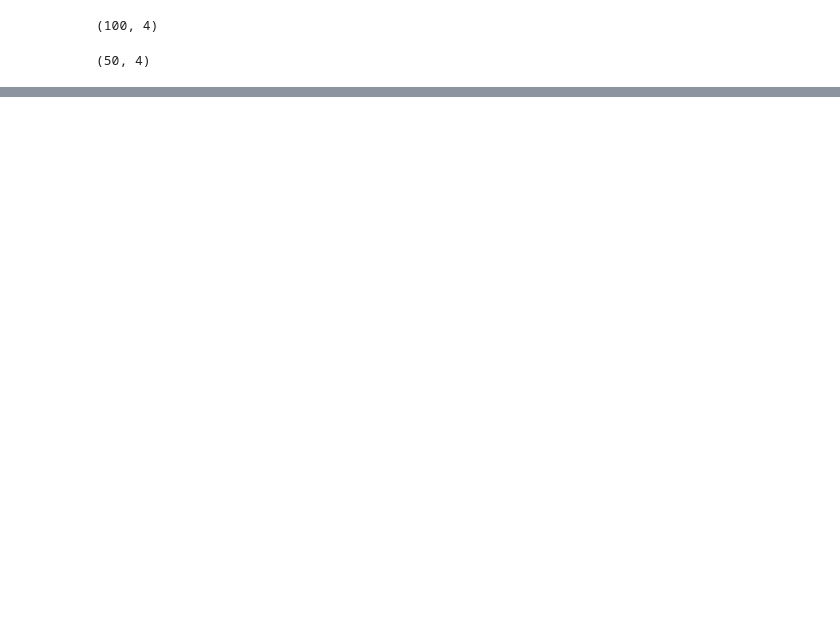
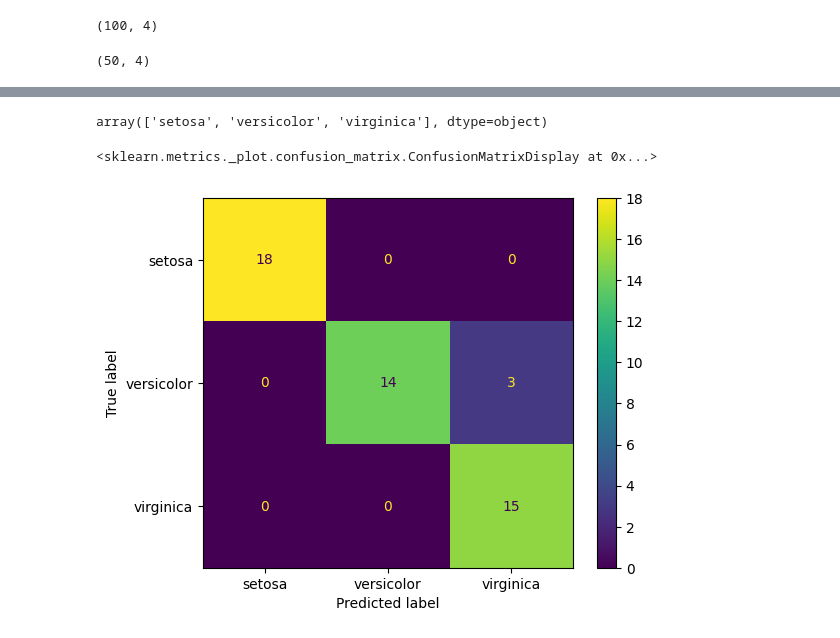
Before and after one commit to Ishankj23/Machine-Learning, a Jupyter notebook: Logistic Regression/Logistic.ipynb, the cells around one changed output, grey strips where cells are left out. Cells and saved outputs as stored; diff of their text form; code cells hidden in the pictures; blank space fills up the shorter version.

```diff
--- a/Logistic Regression/Logistic.ipynb
+++ b/Logistic Regression/Logistic.ipynb
@@ -131,8 +129,5 @@ df['petal_length'] = df['petal_length'].astype(float)
 # %%
-from sklearn.tree import DecisionTreeClassifier
-model1 = DecisionTreeClassifier(max_depth=1,
-                                min_samples_split=5,
-                                min_samples_leaf=5,
-                                criterion='entropy')
+from sklearn.linear_model import LogisticRegression
+model1 = LogisticRegression()
 model1.fit(xtrain, ytrain)
 # %% [output]
@@ -140,0 +149,5 @@ DecisionTreeClassifier(criterion='entropy', max_depth=1, min_samples_leaf=5,
+# %%
+
+# Predict the results for train and test
+ypred_train = model1.predict(xtrain)
+ypred_test = model1.predict(xtest)
@@ -140,0 +183,12 @@ DecisionTreeClassifier(criterion='entropy', max_depth=1, min_samples_leaf=5,
+# %%
+model1.classes_
+# %% [output]
+array(['setosa', 'versicolor', 'virginica'], dtype=object)
+# %%
+from sklearn.metrics import confusion_matrix, ConfusionMatrixDisplay
+cf = confusion_matrix(ytest, ypred_test)
+cfd = ConfusionMatrixDisplay(cf, display_labels=model1.classes_)
+cfd.plot()
+# %% [output]
+<sklearn.metrics._plot.confusion_matrix.ConfusionMatrixDisplay at 0x...>
+[figure, added]
```
Also changed, not shown: parts of 33 cells of this notebook, 4 other files.
